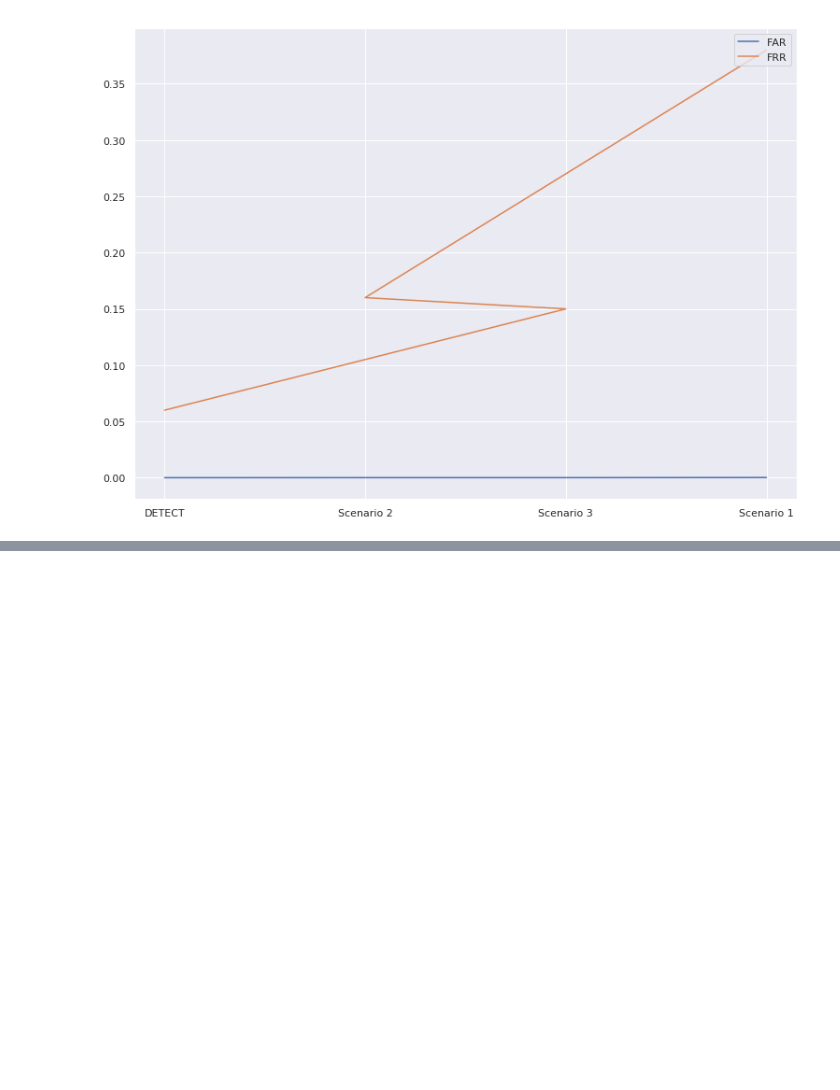
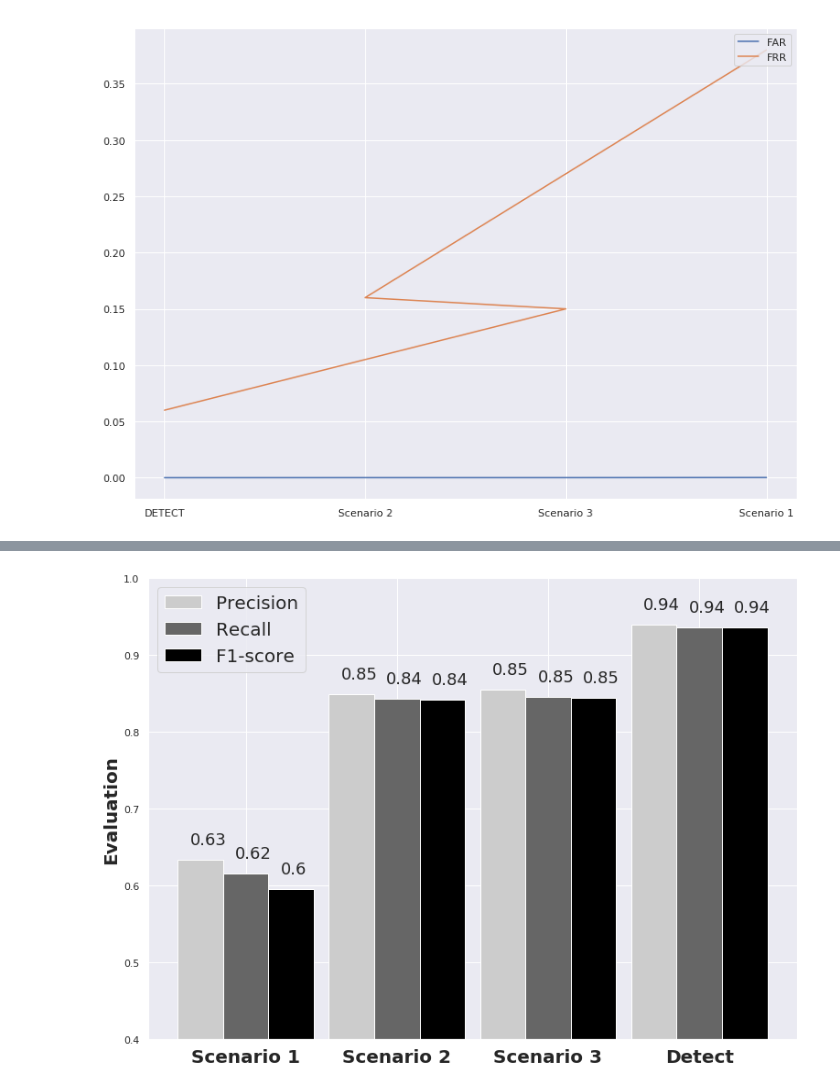
Before and after one commit to marceloFA/healthsense, a Jupyter notebook: Classification Metrics.ipynb, the cells around one changed output, grey strips where cells are left out. Drawn from its saved outputs; the diff is of its cells as text; code cells hidden in the pictures; blank space fills up the shorter version.

```diff
--- a/Classification Metrics.ipynb
+++ b/Classification Metrics.ipynb
@@ -191,0 +324,7 @@ plt.legend(loc="upper right")
+# %%
+ #unifica os resultados dos 4 testes em um dataframe unico
+list_of_results = [classification_report_step_1.mean(), classification_report_step_2.mean(), classification_report_step_3.mean(), classification_report_step_4.mean()]
+df = pd.DataFrame(list_of_results)
+df['step'] = ['Step 1','Step 2','Step 3','DETECT']
+df.drop(['support'],  axis=1, inplace=True)
+df
@@ -192,3 +337,50 @@ plt.legend(loc="upper right")
+# %%
+sns.set(rc={'figure.figsize':(12.7,9.27)})
+# set width of bar
+barWidth = 0.3
+
+# Set position of bar on X axis
+r1 = np.arange(len(df['precision']))
+r2 = [x + barWidth for x in r1]
+r3 = [x + barWidth for x in r2]
+
+# posiiton bar value a little above the bar itself
+y_offset = 0.02
+# Precision
+plt.bar(r1, df['precision'], color='#cccccc', width=barWidth,
+        edgecolor='white', label='Precision')
+
+for i, value in enumerate(df['precision']):
+    plt.text(i-0.07, value+y_offset, str(round(value,2)), fontsize=18)
+
+# Recall
+plt.bar(r2, df['recall'], color='#666666', width=barWidth,
+        edgecolor='white', label='Recall')
+
+for i, value in enumerate(df['recall']):
+    plt.text(i-0.07+barWidth, value+y_offset, str(round(value,2)), fontsize=18)
+
+# F1-Score
+plt.bar(r3, df['f1-score'], color='#000000',
+        width=barWidth, edgecolor='white', label='F1-score')
+
+for i, value in enumerate(df['f1-score']):
+    plt.text(i-0.07+barWidth*2, value+y_offset, str(round(value,2)), fontsize=18)
+
+# Add xticks on the middle of the group bars
+plt.ylabel('Evaluation', fontweight='bold', fontsize=20)
+plt.xticks([r + barWidth for r in range(len(df['precision']))],
+           ['Scenario 1','Scenario 2','Scenario 3','Detect'],
+           fontweight='bold', fontsize=20)
+plt.ylim(0.4,1)
+
+# Create legend & Show graphic
+plt.legend(loc="upper left", prop={'size': 20})
+
+plt.savefig("classical_metrics.eps")
+#files.download("increased_signal_version_2.eps")
+# %% [output]
+[figure, added]
 # %%
 def get_roc_auc_score(y_test, probabilities):
     '''
```
Also changed, not shown: parts of 10 cells of this notebook, 5 other files.
